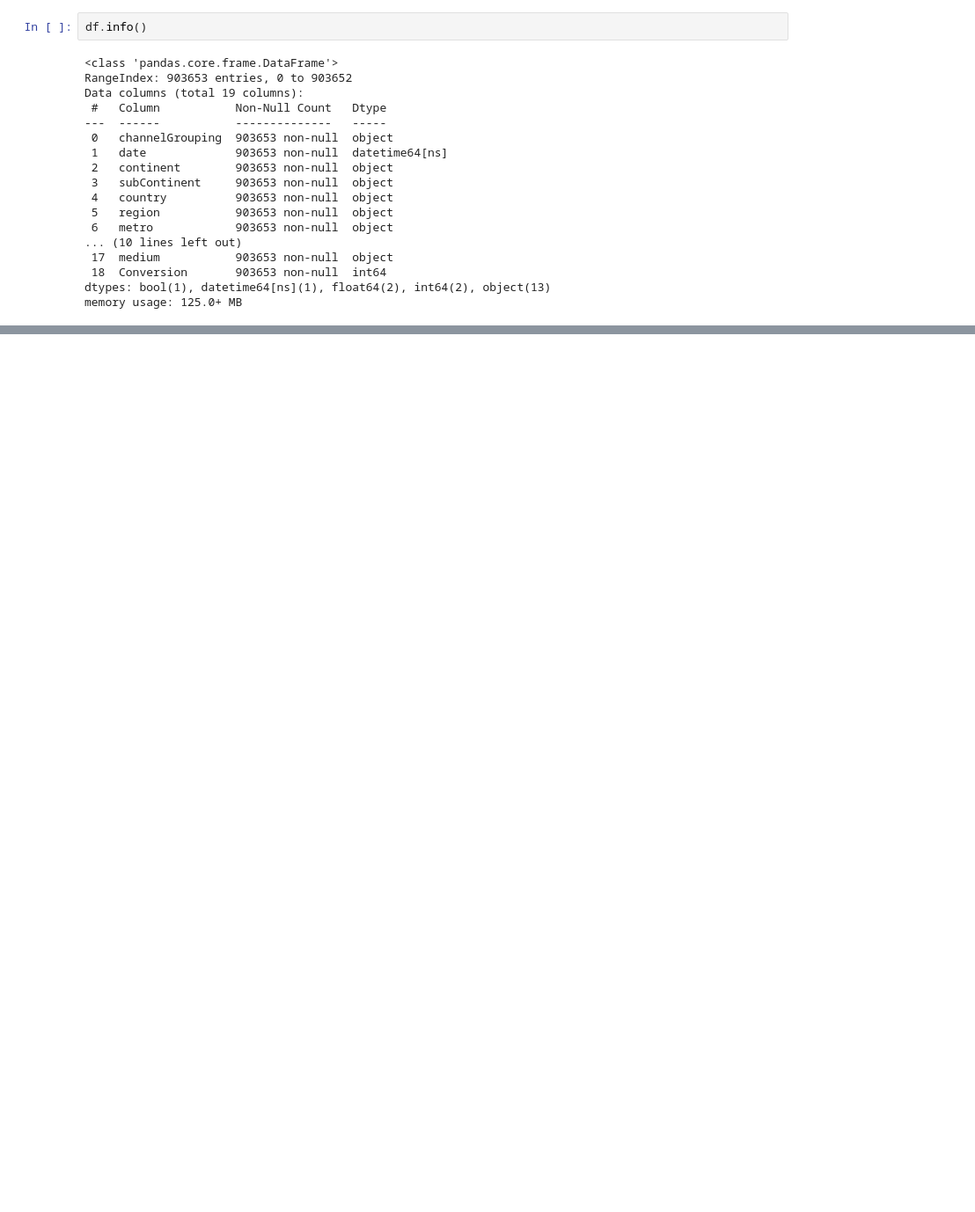
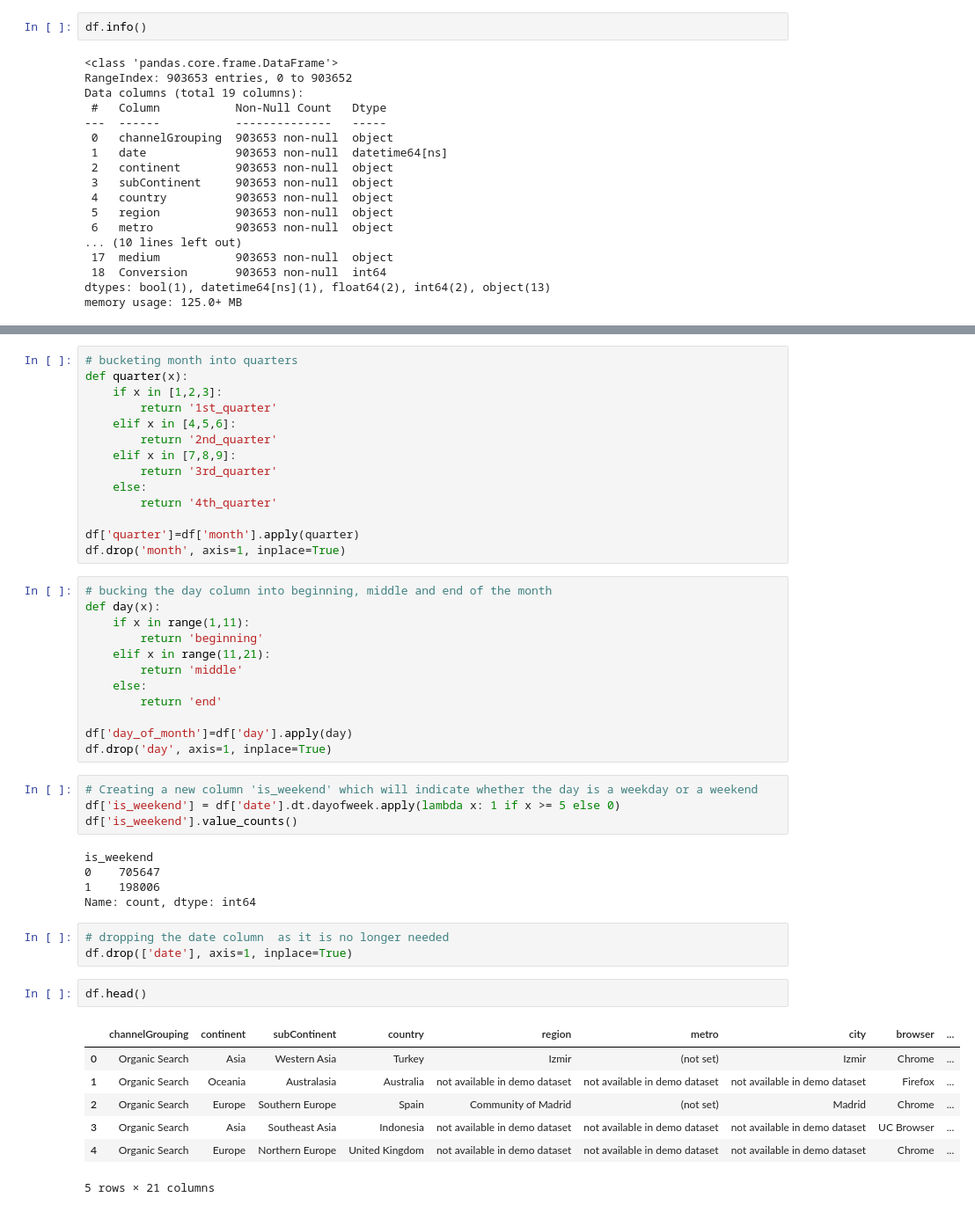
Before and after one commit to McGill-MMA-EnterpriseAnalytics/Revenue-Radar, a Jupyter notebook: Conversion_Prediction.ipynb, the cells around one changed output, grey strips where cells are left out. Shown at 88% size. Drawn from its saved outputs; the diff is of its cells as text; blank space fills up the shorter version.

```diff
--- a/Conversion_Prediction.ipynb
+++ b/Conversion_Prediction.ipynb
@@ -491,0 +535,48 @@ memory usage: 125.0+ MB
+# %%
+# bucketing month into quarters
+def quarter(x):
+    if x in [1,2,3]:
+        return '1st_quarter'
+    elif x in [4,5,6]:
+        return '2nd_quarter'
+    elif x in [7,8,9]:
+        return '3rd_quarter'
+    else:
+        return '4th_quarter'
+
+df['quarter']=df['month'].apply(quarter)
+df.drop('month', axis=1, inplace=True)
+# %%
+# bucking the day column into beginning, middle and end of the month
+def day(x):
+    if x in range(1,11):
+        return 'beginning'
+    elif x in range(11,21):
+        return 'middle'
+    else:
+        return 'end'
+
+df['day_of_month']=df['day'].apply(day)
+df.drop('day', axis=1, inplace=True)
+# %%
+# Creating a new column 'is_weekend' which will indicate whether the day is a weekday or a weekend
+df['is_weekend'] = df['date'].dt.dayofweek.apply(lambda x: 1 if x >= 5 else 0)
+df['is_weekend'].value_counts()
+# %% [output]
+is_weekend
+0    705647
+1    198006
+Name: count, dtype: int64
+# %%
+# dropping the date column  as it is no longer needed
+df.drop(['date'], axis=1, inplace=True)
+# %%
+df.head()
+# %% [output]
+|  | channelGrouping | continent | subContinent | country | region | metro | city | browser | ... |
+| 0 | Organic Search | Asia | Western Asia | Turkey | Izmir | (not set) | Izmir | Chrome | ... |
+| 1 | Organic Search | Oceania | Australasia | Australia | not available in demo dataset | not available in demo dataset | not available in demo dataset | Firefox | ... |
+| 2 | Organic Search | Europe | Southern Europe | Spain | Community of Madrid | (not set) | Madrid | Chrome | ... |
+| 3 | Organic Search | Asia | Southeast Asia | Indonesia | not available in demo dataset | not available in demo dataset | not available in demo dataset | UC Browser | ... |
+| 4 | Organic Search | Europe | Northern Europe | United Kingdom | not available in demo dataset | not available in demo dataset | not available in demo dataset | Chrome | ... |
+5 rows × 21 columns
```
Also changed, not shown: parts of 6 cells of this notebook.
